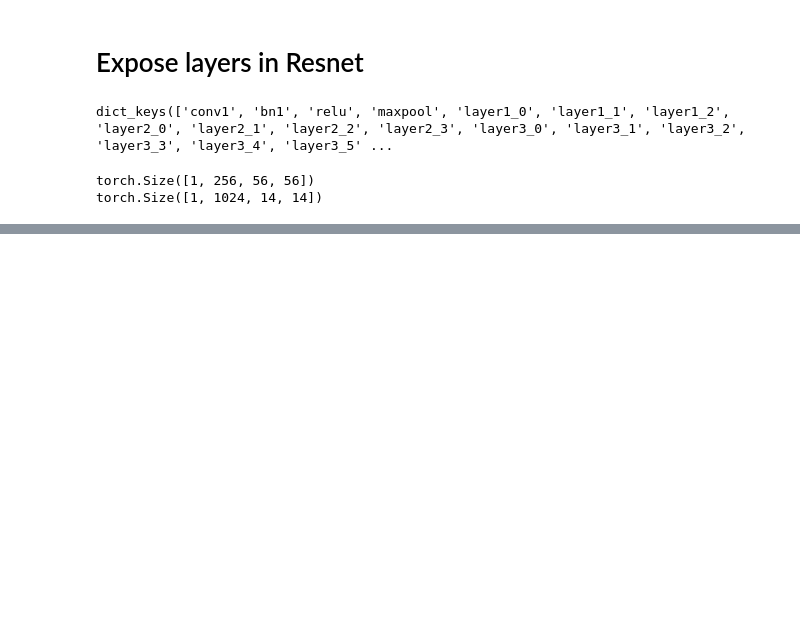
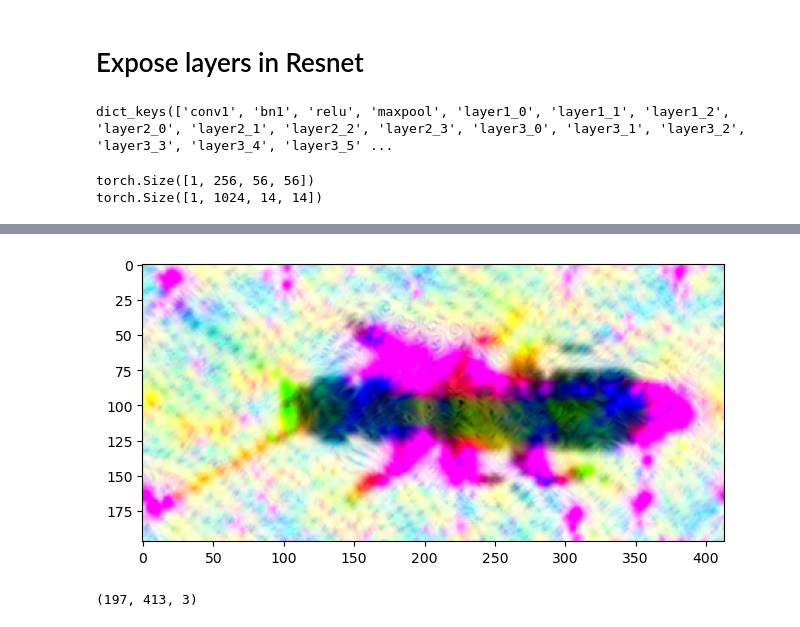
Before and after one commit to JackismyShephard/eternal-bugshine, a Jupyter notebook: deepdream.ipynb, the cells around one changed output, grey strips where cells are left out. Drawn from its saved outputs; the diff is of its cells as text; code cells hidden in the pictures; blank space fills up the shorter version.

```diff
--- a/deepdream.ipynb
+++ b/deepdream.ipynb
@@ -429,0 +747,18 @@ torch.Size([1, 1024, 14, 14])
+# %%
+# again treat config as an oracle
+def get_new_shape(config, original_shape, current_pyramid_level):
+    SHAPE_MARGIN = 10
+    pyramid_ratio = config['pyramid_ratio']
+    pyramid_size = config['pyramid_size']
+    # this one will be negative so we're dividing the original img shape
+    exponent = current_pyramid_level - pyramid_size + 1
+    new_shape = np.round(np.float32(original_shape) *
+                         (pyramid_ratio**exponent)).astype(np.int32)
+
+    if new_shape[0] < SHAPE_MARGIN or new_shape[1] < SHAPE_MARGIN:
+        print(
+            f'Pyramid size {config["pyramid_size"]} with pyramid ratio {config["pyramid_ratio"]} gives too small pyramid levels with size={new_shape}')
+        print(f'Please change the parameters.')
+        exit(0)
+
+    return new_shape
@@ -429,0 +921,17 @@ torch.Size([1, 1024, 14, 14])
+# %%
+config = {}
+config['smoothing_coefficient'] = 0.5
+config['layers_to_use'] = ['layer3_4']
+config['pyramid_size'] = 4
+config['pyramid_ratio'] = 1.8
+config['num_gradient_ascent_iterations'] = 10
+config['lr'] = 0.09
+config['spatial_shift_size'] = 32
+# %%
+dreamimg2= deep_dream_static_image(dreamnet, img, config)
+# %%
+save_and_maybe_display_image(dreamimg2)
+print(dreamimg2.shape)
+# %% [output]
+[figure, added]
+(197, 413, 3)
```
Also changed, not shown: parts of 33 cells of this notebook.
